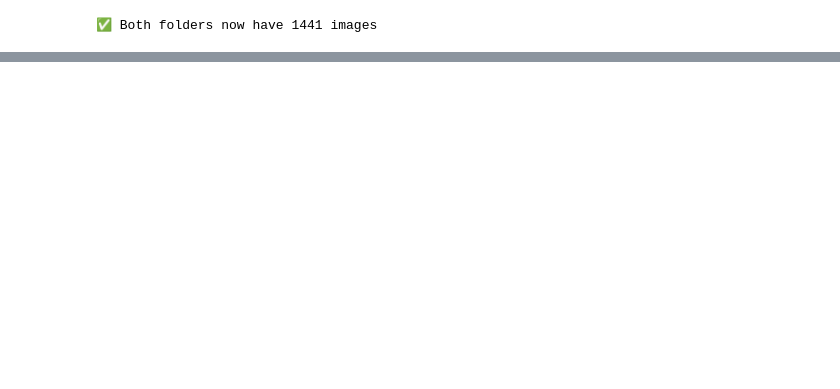
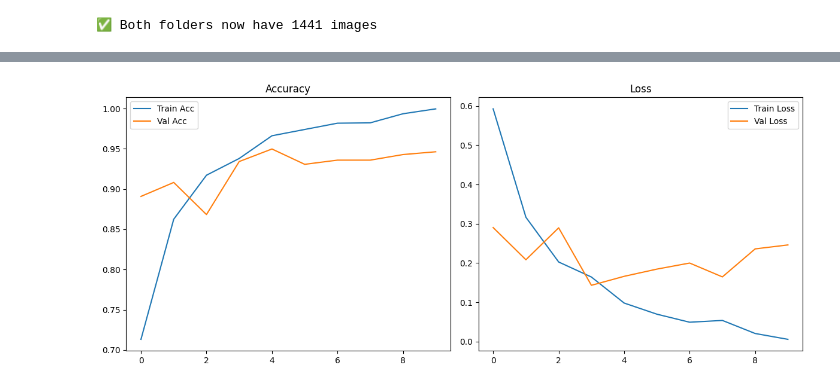
Before and after one commit to DeminiRajakaruna/Edge-Artificial-Intelligence-CW, a Jupyter notebook: Model.ipynb, the cells around one changed output, grey strips where cells are left out. Cells and saved outputs as stored; diff of their text form; code cells hidden in the pictures; blank space fills up the shorter version.

```diff
--- a/Model.ipynb
+++ b/Model.ipynb
@@ -58,0 +202,80 @@ balance_dataset(elephant_dir, nonelephant_dir)
+# %%
+import numpy as np
+from tensorflow.keras import layers, models
+from tensorflow.keras.utils import to_categorical
+
+# Image size and batch size
+IMG_SIZE = (224, 224)
+
+# Function to load and preprocess images
+def load_images(df):
+    images = []
+    labels = []
+
+    for i, row in df.iterrows():
+        path = row['image_path']
+        label = row['label']
+
+        img = cv2.imread(path)
+        if img is not None:
+            img = cv2.resize(img, IMG_SIZE)
+            img = img / 255.0  # Normalize
+            images.append(img)
+            labels.append(label)
+
+    return np.array(images), np.array(labels)
+
+# Load training and testing data
+X_train, y_train = load_images(train_df)
+X_test, y_test = load_images(test_df)
+
+# CNN Model
+def build_model(input_shape=(224, 224, 3)):
+    model = models.Sequential([
+        layers.Conv2D(32, (3, 3), activation='relu', input_shape=input_shape),
+        layers.MaxPooling2D((2, 2)),
+
+        layers.Conv2D(64, (3, 3), activation='relu'),
+        layers.MaxPooling2D((2, 2)),
+
+        layers.Conv2D(128, (3, 3), activation='relu'),
+        layers.MaxPooling2D((2, 2)),
+
+        layers.Flatten(),
+        layers.Dense(128, activation='relu'),
+        layers.Dense(1, activation='sigmoid')  # Binary classification
+    ])
+
+    model.compile(optimizer='adam',
+                  loss='binary_crossentropy',
+                  metrics=['accuracy'])
+    return model
+
+model = build_model()
+
+# Train model
+history = model.fit(X_train, y_train, epochs=10, batch_size=32,
+                    validation_data=(X_test, y_test))
+
+# Save model
+model.save("elephant_detection_model.h5")
+
+# Plot training history
+import matplotlib.pyplot as plt
+
+plt.figure(figsize=(12, 5))
+plt.subplot(1, 2, 1)
+plt.plot(history.history['accuracy'], label='Train Acc')
+plt.plot(history.history['val_accuracy'], label='Val Acc')
+plt.legend()
+plt.title('Accuracy')
+
+plt.subplot(1, 2, 2)
+plt.plot(history.history['loss'], label='Train Loss')
+plt.plot(history.history['val_loss'], label='Val Loss')
+plt.legend()
+plt.title('Loss')
+
+plt.tight_layout()
+plt.show()
+# %% [output]
@@ -58,0 +302 @@ balance_dataset(elephant_dir, nonelephant_dir)
+[figure, added]
```
Also changed, not shown: parts of 10 cells of this notebook.
